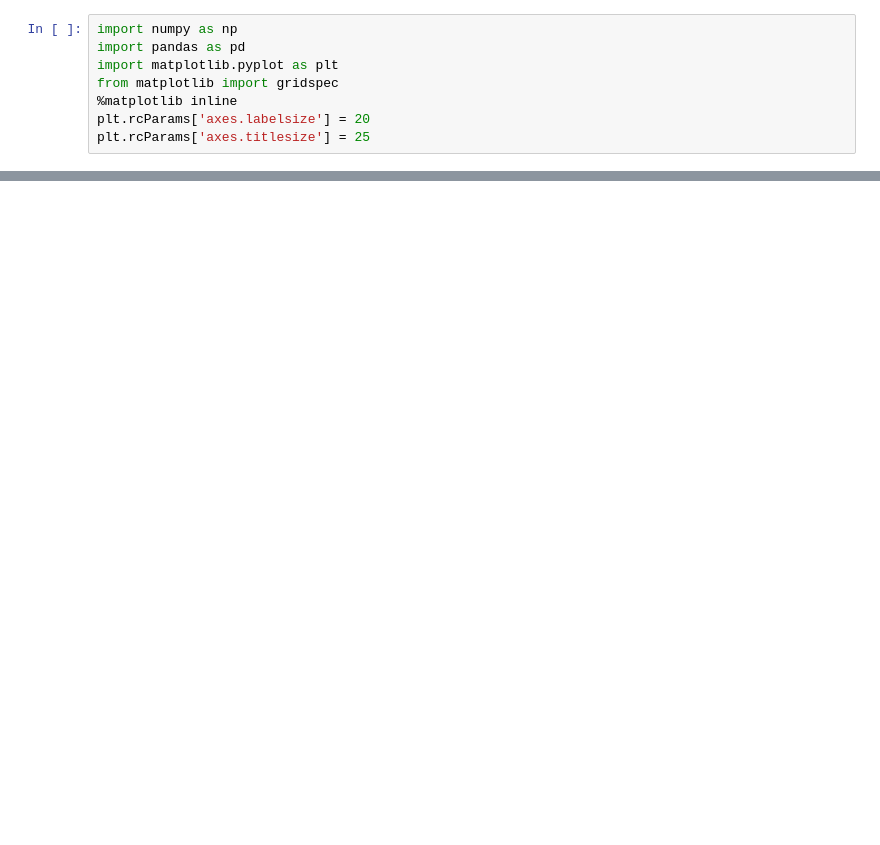
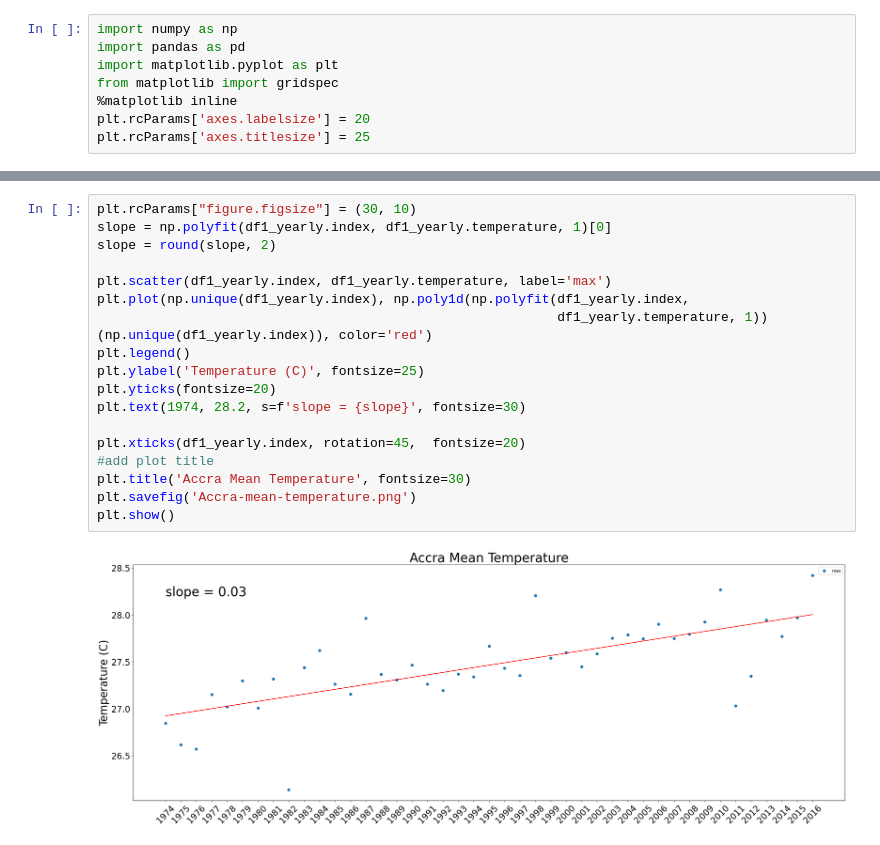
Before and after one commit to buabaj/air-temperature-analysis, a Jupyter notebook: temp-analysis.ipynb, the cells around one changed output, grey strips where cells are left out. Cells and saved outputs as stored; diff of their text form; blank space fills up the shorter version.

```diff
--- a/temp-analysis.ipynb
+++ b/temp-analysis.ipynb
@@ -61,0 +84,20 @@ plt.show()
+# %%
+plt.rcParams["figure.figsize"] = (30, 10)
+slope = np.polyfit(df1_yearly.index, df1_yearly.temperature, 1)[0]
+slope = round(slope, 2)
+
+plt.scatter(df1_yearly.index, df1_yearly.temperature, label='max')
+plt.plot(np.unique(df1_yearly.index), np.poly1d(np.polyfit(df1_yearly.index,
+                                                           df1_yearly.temperature, 1))(np.unique(df1_yearly.index)), color='red')
+plt.legend()
+plt.ylabel('Temperature (C)', fontsize=25)
+plt.yticks(fontsize=20)
+plt.text(1974, 28.2, s=f'slope = {slope}', fontsize=30)
+
+plt.xticks(df1_yearly.index, rotation=45,  fontsize=20)
+#add plot title
+plt.title('Accra Mean Temperature', fontsize=30)
+plt.savefig('Accra-mean-temperature.png')
+plt.show()
+# %% [output]
+[figure, added]
```
Also changed, not shown: parts of 13 cells of this notebook, 12 other files.
